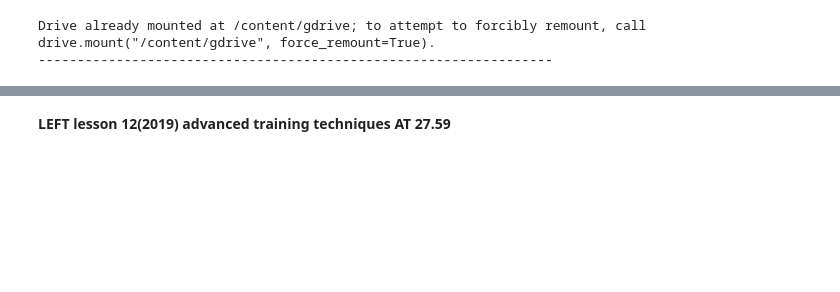
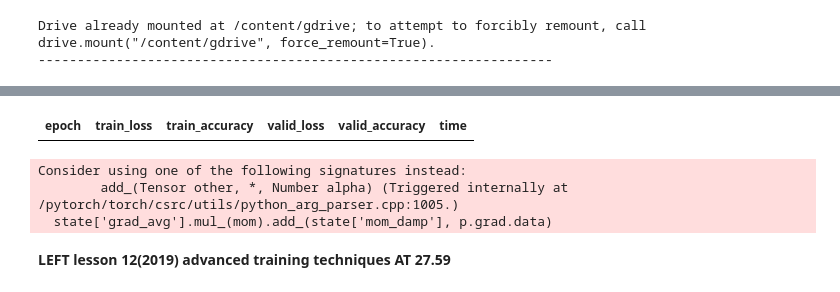
Before and after one commit to Hlompho-Dash/first_try_of_fastai, a Jupyter notebook: 11_train_imagennete.ipynb, the cells around one changed output, grey strips where cells are left out. Cells and saved outputs as stored; diff of their text form; code cells hidden in the pictures; blank space fills up the shorter version.

```diff
--- a/11_train_imagennete.ipynb
+++ b/11_train_imagennete.ipynb
@@ -72,0 +185,5 @@ os.chdir('/content/gdrive/MyDrive/first_try_of_fastai')
+# %%
+cbfs = [partial(AvgStatsCallback, accuracy), ProgressCallback, CudaCallback,
+        partial(BatchTransformXCallback, norm_imagenette),
+#        partial(mixup, alpha=0.2)
+        ]
@@ -72,0 +227,7 @@ os.chdir('/content/gdrive/MyDrive/first_try_of_fastai')
+# %%
+arch = partial(xresnet34, c_out=10)
+# %%
+learn = Learner(arch(), data, loss_func, lr=1, cb_funcs=cbfs, opt_func=opt_func)
+# %%
+learn.fit(1, cbs=[LR_Find(), Recorder()])
+# %% [output]
@@ -73 +235,5 @@ os.chdir('/content/gdrive/MyDrive/first_try_of_fastai')
+| epoch | train_loss | train_accuracy | valid_loss | valid_accuracy | time |
+Consider using one of the following signatures instead:
+        add_(Tensor other, *, Number alpha) (Triggered internally at  /pytorch/torch/csrc/utils/python_arg_parser.cpp:1005.)
+  state['grad_avg'].mul_(mom).add_(state['mom_damp'], p.grad.data)
 # %% [markdown]
```
Also changed, not shown: parts of 33 cells of this notebook, 2 other files.
